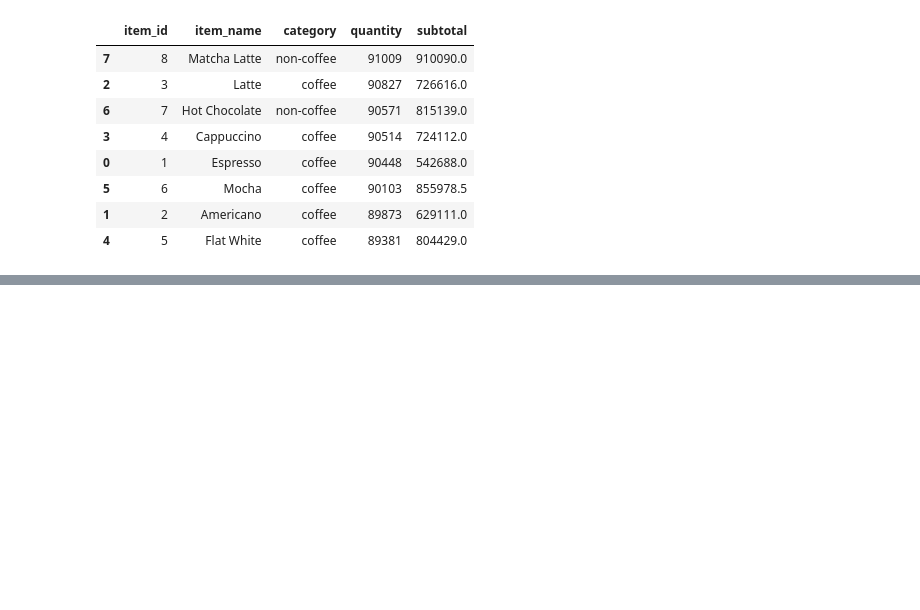
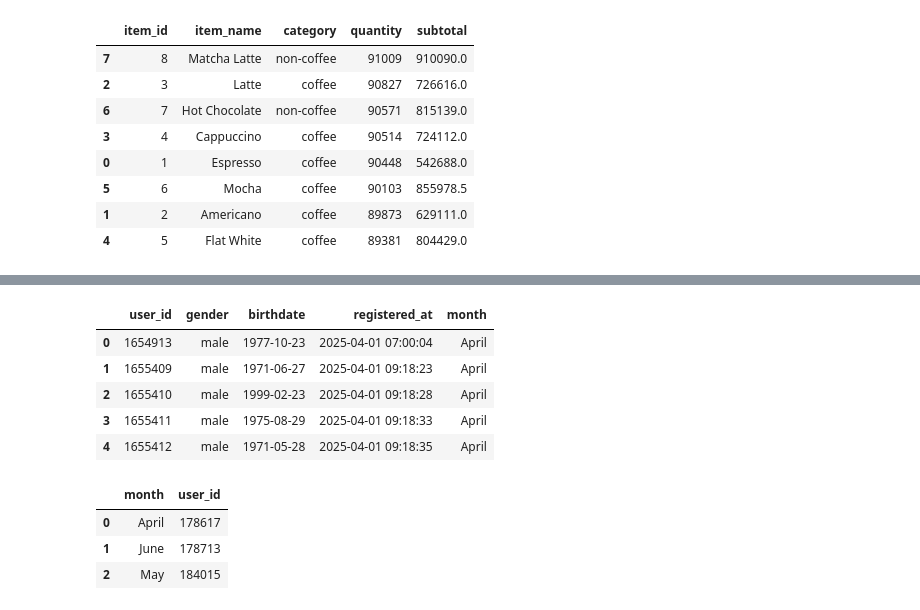
Before and after one commit to enthokz/GCoffee-Shop-Analysis, a Jupyter notebook: Gcoffe_EDA.ipynb, the cells around one changed output, grey strips where cells are left out. Cells and saved outputs as stored; diff of their text form; code cells hidden in the pictures; blank space fills up the shorter version.

```diff
--- a/Gcoffe_EDA.ipynb
+++ b/Gcoffe_EDA.ipynb
@@ -23,6 +23,16 @@ sto= r"C:\ProgramData\MySQL\MySQL Server 8.0\Data\gcoffee\stores.csv"
 men= r"C:\ProgramData\MySQL\MySQL Server 8.0\Data\gcoffee\menu_items.csv"
 pay= r"C:\ProgramData\MySQL\MySQL Server 8.0\Data\gcoffee\payment_methods.csv"
 vou= r"C:\ProgramData\MySQL\MySQL Server 8.0\Data\gcoffee\vouchers.csv"
+
+usr1= r"C:\Users\fahru\Documents\SQL\database\Gcoffee\users_202504.csv"
+usr2= r"C:\Users\fahru\Documents\SQL\database\Gcoffee\users_202505.csv"
+usr3= r"C:\Users\fahru\Documents\SQL\database\Gcoffee\users_202506.csv"
+
+user1= pd.read_csv(usr1)
+user2= pd.read_csv(usr2)
+user3= pd.read_csv(usr3)
+
+
 
 trx2504= pd.read_csv(tr1)
 trx2505= pd.read_csv(tr2)
@@ -246,0 +357,4 @@ Matcha latte be the best seller product in Q2 period of 2025 for Store 6 (G Coff
+# %%
+member= pd.concat([user1,user2,user3], axis=0)
+member['registered_at']= pd.to_datetime(member['registered_at'])
+member.info()
@@ -246,0 +373,18 @@ Matcha latte be the best seller product in Q2 period of 2025 for Store 6 (G Coff
+# %%
+member['month']= member['registered_at'].dt.strftime('%B')
+member.head()
+# %% [output]
+|  | user_id | gender | birthdate | registered_at | month |
+| 0 | 1654913 | male | 1977-10-23 | 2025-04-01 07:00:04 | April |
+| 1 | 1655409 | male | 1971-06-27 | 2025-04-01 09:18:23 | April |
+| 2 | 1655410 | male | 1999-02-23 | 2025-04-01 09:18:28 | April |
+| 3 | 1655411 | male | 1975-08-29 | 2025-04-01 09:18:33 | April |
+| 4 | 1655412 | male | 1971-05-28 | 2025-04-01 09:18:35 | April |
+# %%
+mem= member.groupby('month')['user_id'].count().reset_index()
+mem
+# %% [output]
+|  | month | user_id |
+| 0 | April | 178617 |
+| 1 | June | 178713 |
+| 2 | May | 184015 |
```
Also changed, not shown: parts of 22 cells of this notebook, 1 other file.
